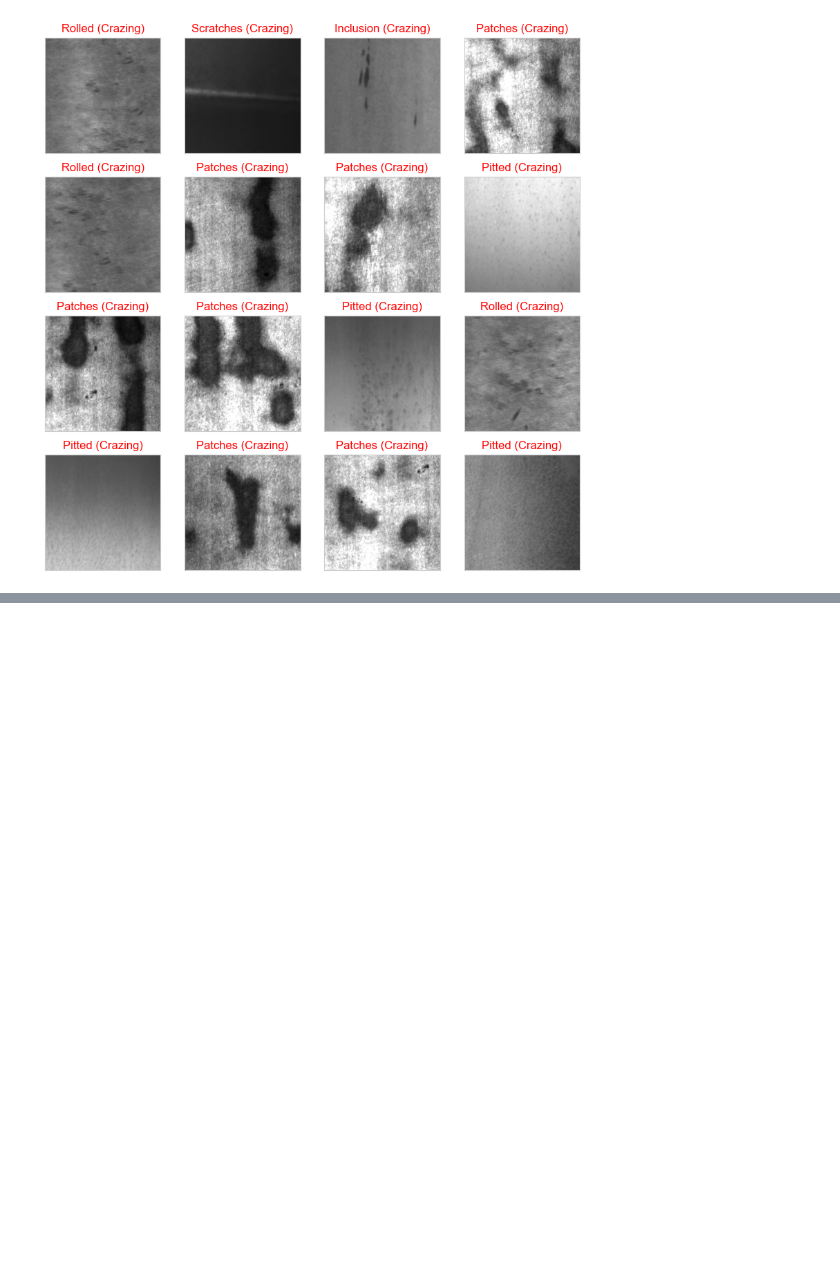
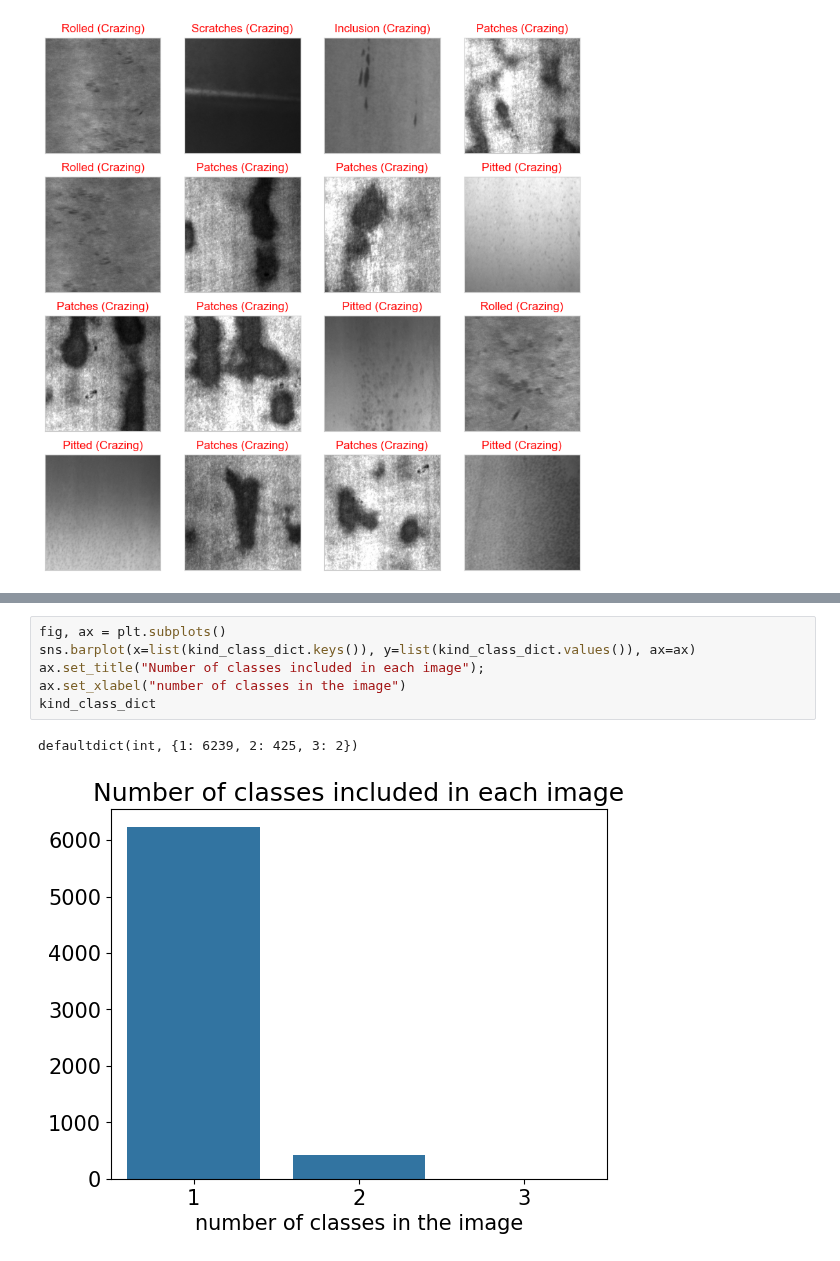
Before and after one commit to amitkumargope/AI-Engineer-Roadmap, a Jupyter notebook: Computer-vision - (Steel industry)/Steel_defects_detection.ipynb, the cells around one changed output, grey strips where cells are left out. Cells and saved outputs as stored; diff of their text form; blank space fills up the shorter version.

```diff
--- a/Computer-vision - (Steel industry)/Steel_defects_detection.ipynb
+++ b/Computer-vision - (Steel industry)/Steel_defects_detection.ipynb
@@ -233,0 +320,9 @@ for i, idx in enumerate(np.random.choice(x_test.shape[0], size=16, replace=False
+# %%
+fig, ax = plt.subplots()
+sns.barplot(x=list(kind_class_dict.keys()), y=list(kind_class_dict.values()), ax=ax)
+ax.set_title("Number of classes included in each image");
+ax.set_xlabel("number of classes in the image")
+kind_class_dict
+# %% [output]
+defaultdict(int, {1: 6239, 2: 425, 3: 2})
+[figure, added]
```
Also changed, not shown: parts of 25 cells of this notebook.
